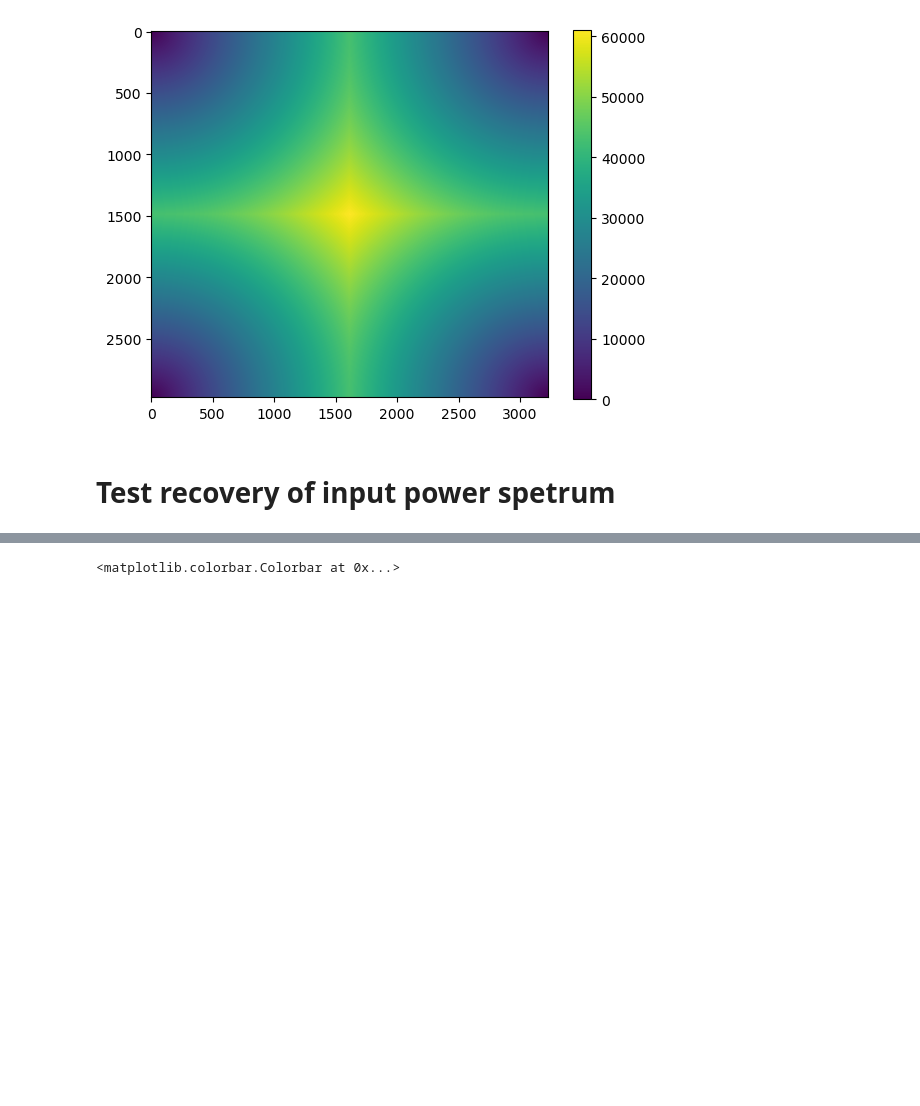
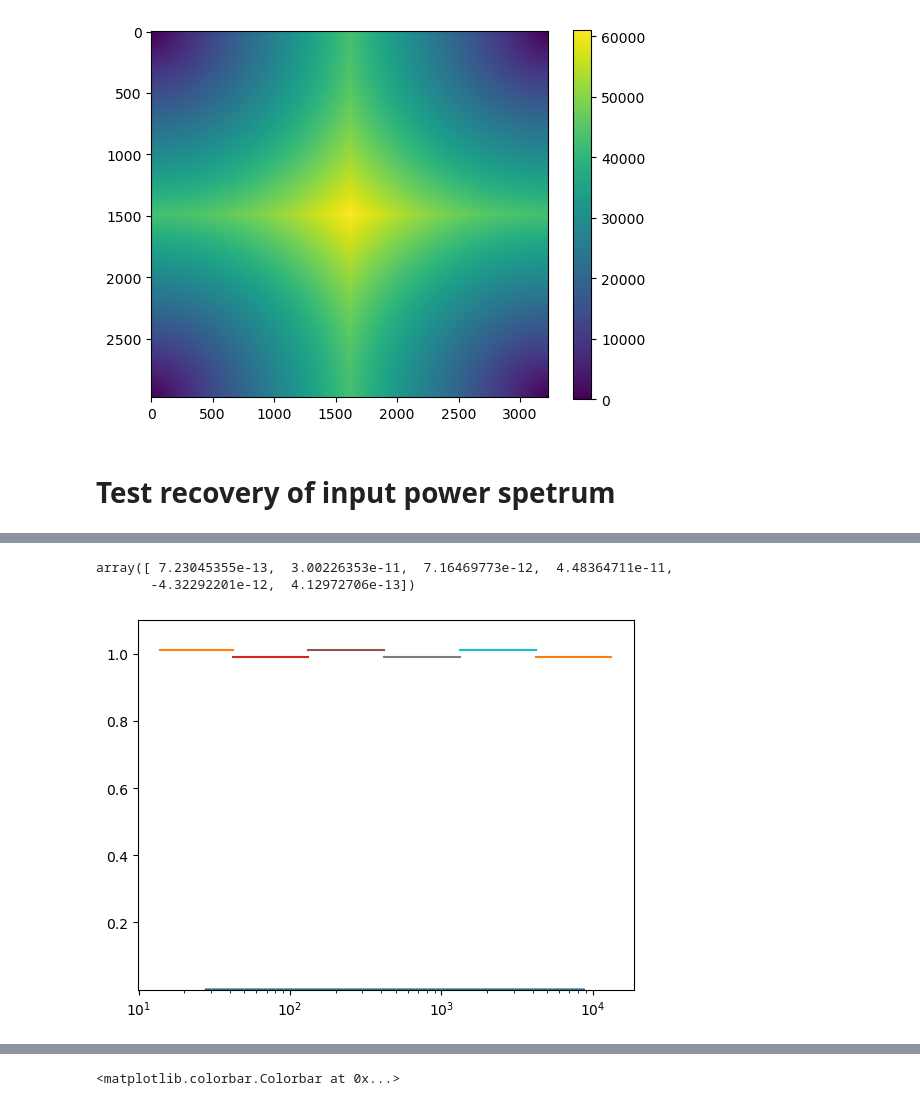
Before and after one commit to marcoviero/hetdexXhers, a Jupyter notebook: RD_validate_base_codes.ipynb, the cells around one changed output, grey strips where cells are left out. Saved outputs shown, nothing was run; the diff lists cells and outputs as text; code cells hidden in the pictures; blank space fills up the shorter version.

```diff
--- a/RD_validate_base_codes.ipynb
+++ b/RD_validate_base_codes.ipynb
@@ -140,0 +310,19 @@ for i in range(len(ell_out)):
+# %%
+tst_pk_nomask[0]
+# %% [output]
+array([ 7.23045355e-13,  3.00226353e-11,  7.16469773e-12,  4.48364711e-11,
+       -4.32292201e-12,  4.12972706e-13])
+# %%
+zero_factor = 1 - (np.sum(hers_mask_jk1==0)+np.sum(hers_mask_jk2==0))/2/np.prod(dims)
+fudge_factor = 2# 1/((pix_arcsec/3600 * (np.pi/180))**2 * (dims[0]*dims[1])) / zero_factor
+ell_out = (tst_ell[:-1]+tst_ell[1:])/2
+for i in range(len(ell_out)):
+    plt.plot(ell_out, fudge_factor*tst_pk_nomask[i]);
+    yh = 1+0.01*(-1)**i
+    plt.plot([tst_ell[i],tst_ell[i+1]],[yh,yh])
+    plt.xscale('log')
+    #plt.yscale('log')
+    #plt.xlim([25,50000])
+    plt.ylim([1e-8,1.1])
+# %% [output]
+[figure, added]
```
Also changed, not shown: parts of 19 cells of this notebook, 15 other files.
